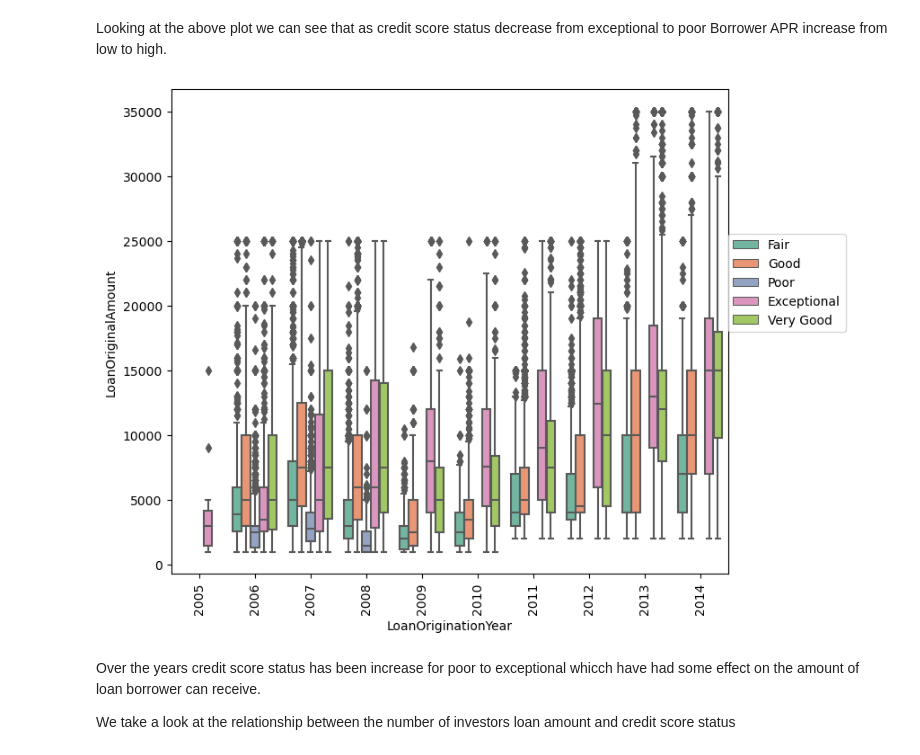
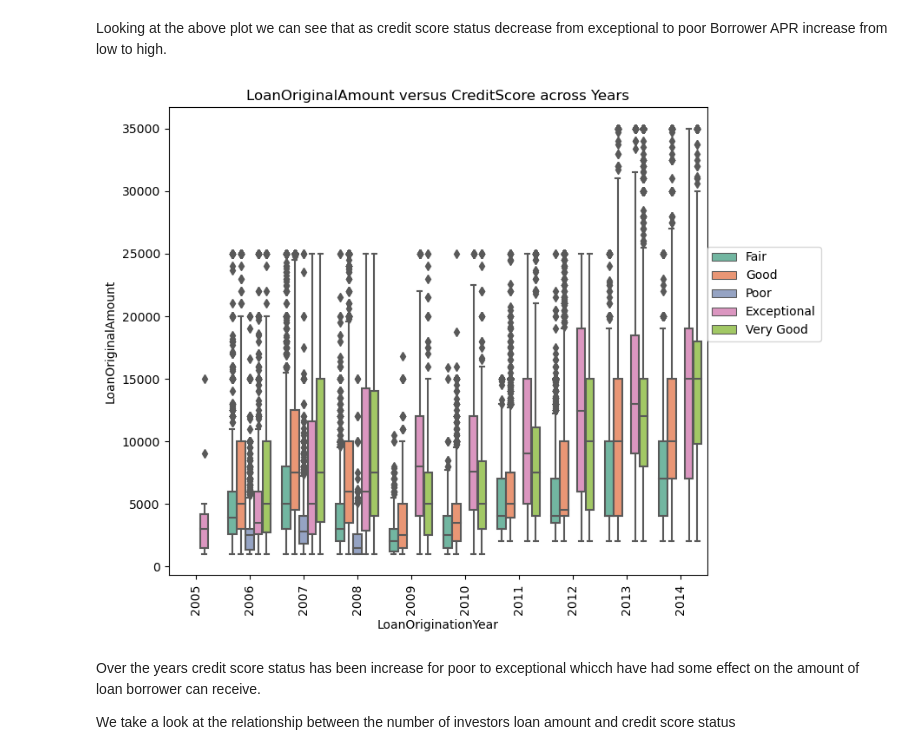
Before and after one commit to Felix-YH/-ALX-Udacity-Scholarship-Program, a Jupyter notebook: Project 3/Part_II_slide_deck.ipynb, the cells around one changed output. Saved outputs shown, nothing was run; the diff lists cells and outputs as text; code cells hidden in the pictures.

```diff
--- a/Project 3/Part_II_slide_deck.ipynb
+++ b/Project 3/Part_II_slide_deck.ipynb
@@ -453,10 +451,11 @@ Looking at the above plot we can see that as credit score status decrease from e
 # %%
 fig, ax=plt.subplots(nrows=1, figsize=(8, 7))
 sb.boxplot(data=loan, y='LoanOriginalAmount', x='LoanOriginationYear', ax=ax, hue='CreditScore', palette='Set2')
 plt.legend(loc=(1, 0.5))
-plt.xticks(rotation=90);
+plt.xticks(rotation=90)
+plt.title('LoanOriginalAmount versus CreditScore across Years');
 # %% [output]
-[figure, old version]
+[figure, new version]
 # %% [markdown]
 Over the years credit score status has been increase for poor to exceptional whicch have had some effect on the amount of loan borrower can receive.
 
```
Also changed, not shown: parts of 6 cells of this notebook, 3 other files.
